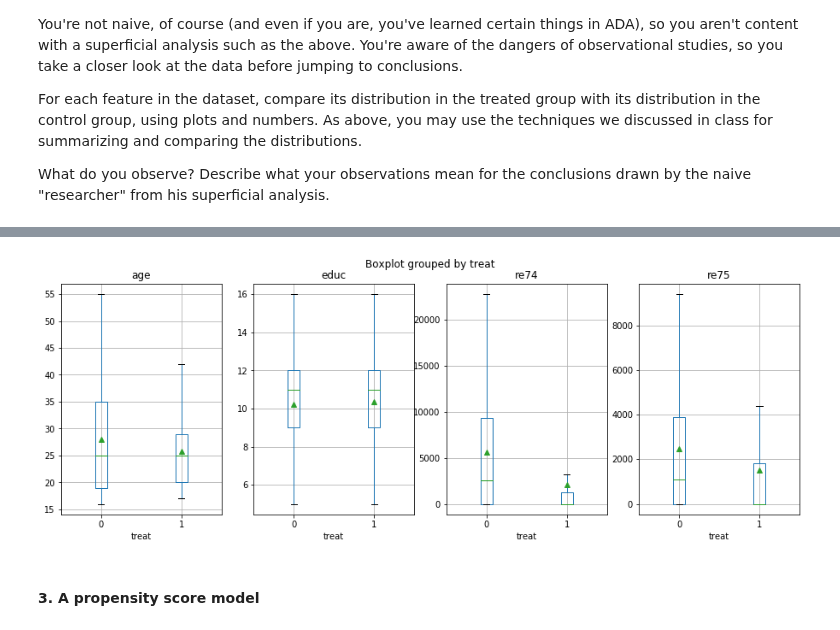
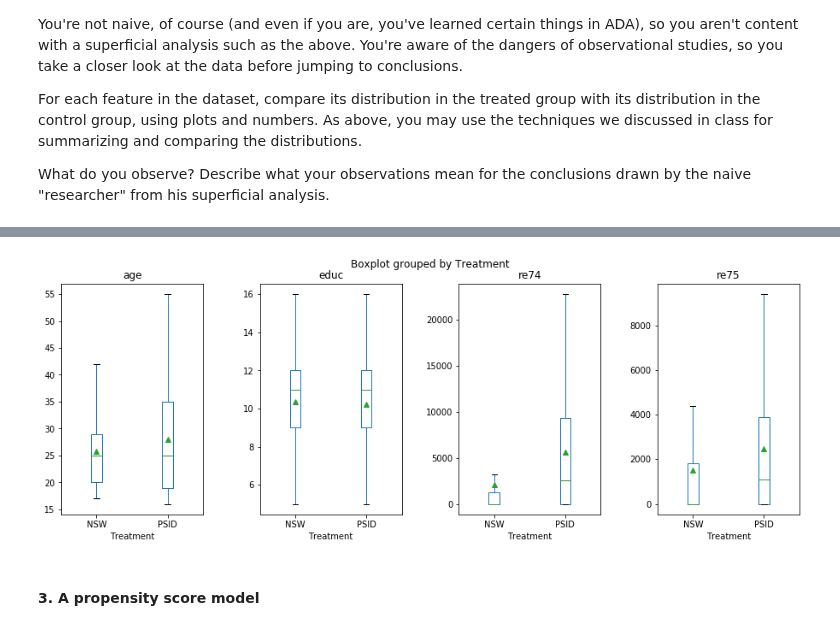
Before and after one commit to Babas10/ADA_JEX2017, a Jupyter notebook: HomeWork/04 - Applied ML/H4.ipynb, the cells around one changed output, grey strips where cells are left out. Cells and saved outputs as stored; diff of their text form; code cells hidden in the pictures.

Commit message:
amelioration des plot

```diff
--- a/HomeWork/04 - Applied ML/H4.ipynb
+++ b/HomeWork/04 - Applied ML/H4.ipynb
@@ -233,13 +231,29 @@ plt.show()
+# %%
+dataset['id'].loc[dataset['treat'] == 1] = 'NSW'
+dataset['id'].loc[dataset['treat'] == 0] = 'PSID'
+dataset.rename(columns={'id':'Treatment'}, inplace=True)
 # %%
-df_age = dataset
+#dataset['id'].loc[dataset['treat'] == 1] = 'NSW'
+#dataset['id'].loc[dataset['treat'] == 0] = 'PSID'
+#dataset.rename(columns={'id':'Treatment'}, inplace=True)
+#Making plots
+fig, axs = plt.subplots(1,4,gridspec_kw =  dict(wspace=0.4), figsize=(15,5))
+fig.subplots_adjust(wspace=1)
+#fig.suptitle('New title here')
 
-#Making plots
-fig, axs = plt.subplots(1,4, figsize=(15,5))
+fig.texts = [] #flush the old super titles
+axs[0].get_figure().suptitle("")
+#plt.suptitle('Some title')
 
-dataset.boxplot(column='age', by='treat', ax=axs[0], showfliers=False, showmeans=True)
-dataset.boxplot(column='educ', by='treat', ax=axs[1], showfliers=False, showmeans=True)
-dataset.boxplot(column='re74', by='treat', ax=axs[2], showfliers=False, showmeans=True)
-dataset.boxplot(column='re75', by='treat', ax=axs[3], showfliers=False, showmeans=True)
+#axs[0].set_ylabel('Age')
+#axs[0].set_title('')
+#axs[0].boxplot(NSWOutcome.tolist(),0,'')
+#axs[0].set_ylim(-2.5, 2.5)
+
+dataset.boxplot(column='age',  by='Treatment', ax=axs[0],grid = False, showfliers=False, showmeans=True)
+dataset.boxplot(column='educ', by='Treatment', ax=axs[1],grid = False, showfliers=False, showmeans=True)
+dataset.boxplot(column='re74', by='Treatment', ax=axs[2],grid = False, showfliers=False, showmeans=True)
+dataset.boxplot(column='re75', by='Treatment', ax=axs[3],grid = False, showfliers=False, showmeans=True)
 plt.show()
 # %% [output]
-[figure, old version]
+[figure, new version]
```
Also changed, not shown: parts of 4 cells of this notebook.
